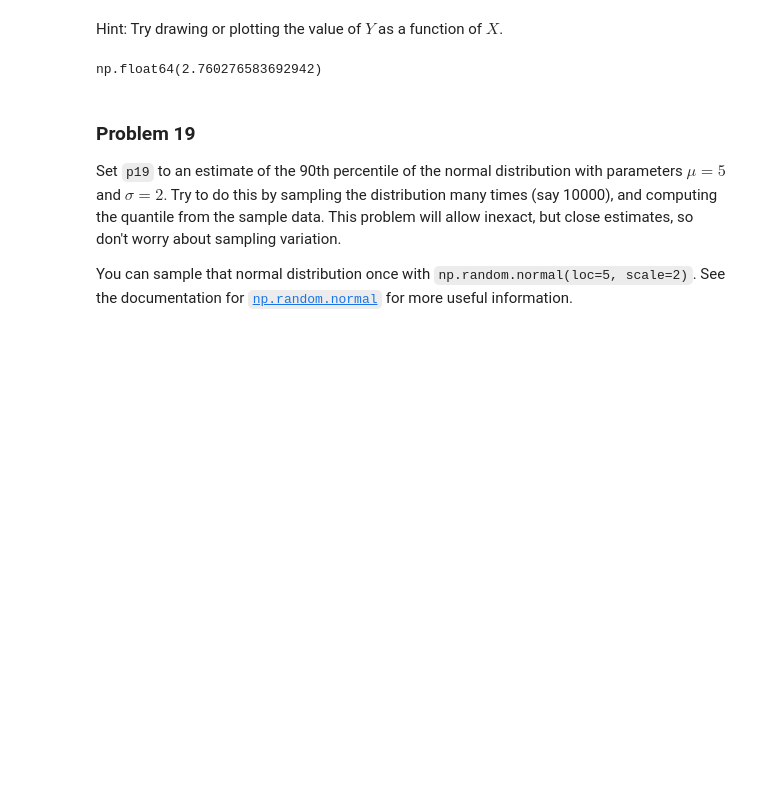
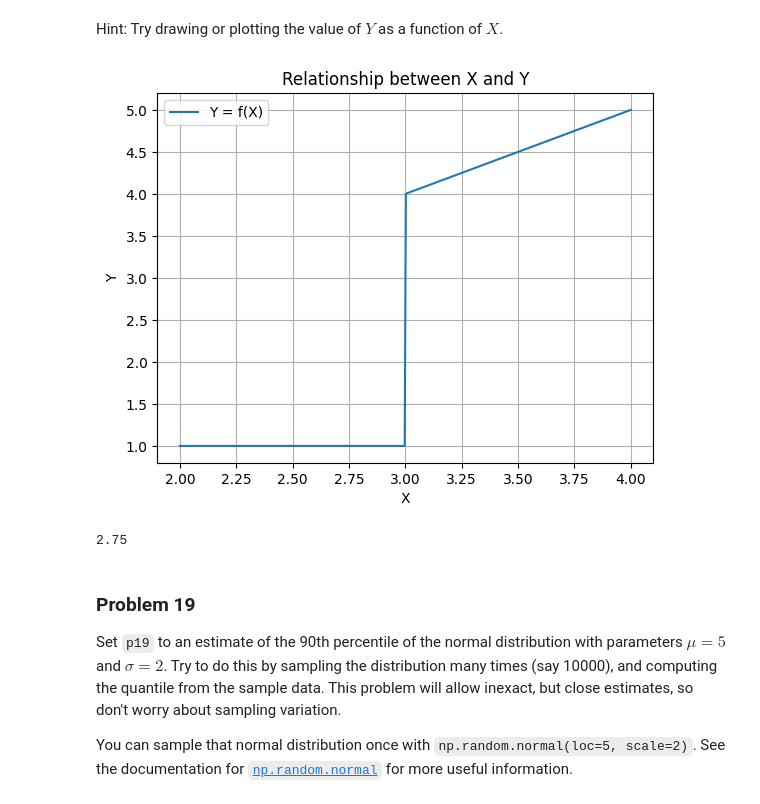
Before and after one commit to kmstepka/dx601-homework-05, a Jupyter notebook: homework.ipynb, the cells around one changed output. Drawn from its saved outputs; the diff is of its cells as text; code cells hidden in the pictures; blank space fills up the shorter version.

```diff
--- a/homework.ipynb
+++ b/homework.ipynb
@@ -550,11 +552,27 @@ def f18(x):
         return x+1
     else:  # 0 <= x
         return 1
-# %%
-p18 = np.mean([f18(random.uniform(2,4)) for i in range(10000)])
-p18
-# %% [output]
-np.float64(2.760276583692942)
+# %%
+
+x = np.linspace(2, 4, 400)
+
+y = np.where(x > 3, x + 1, 1)
+
+# Plot
+plt.plot(x, y, label='Y = f(X)')
+plt.xlabel('X')
+plt.ylabel('Y')
+plt.title('Relationship between X and Y')
+plt.legend()
+plt.grid(True)
+plt.show()
+# %% [output]
+[figure, added]
+# %%
+p18 = .5 + .5*4.5
+p18
+# %% [output]
+2.75
 # %% [markdown]
 ### Problem 19
 
```
Also changed, not shown: parts of 12 cells of this notebook.
